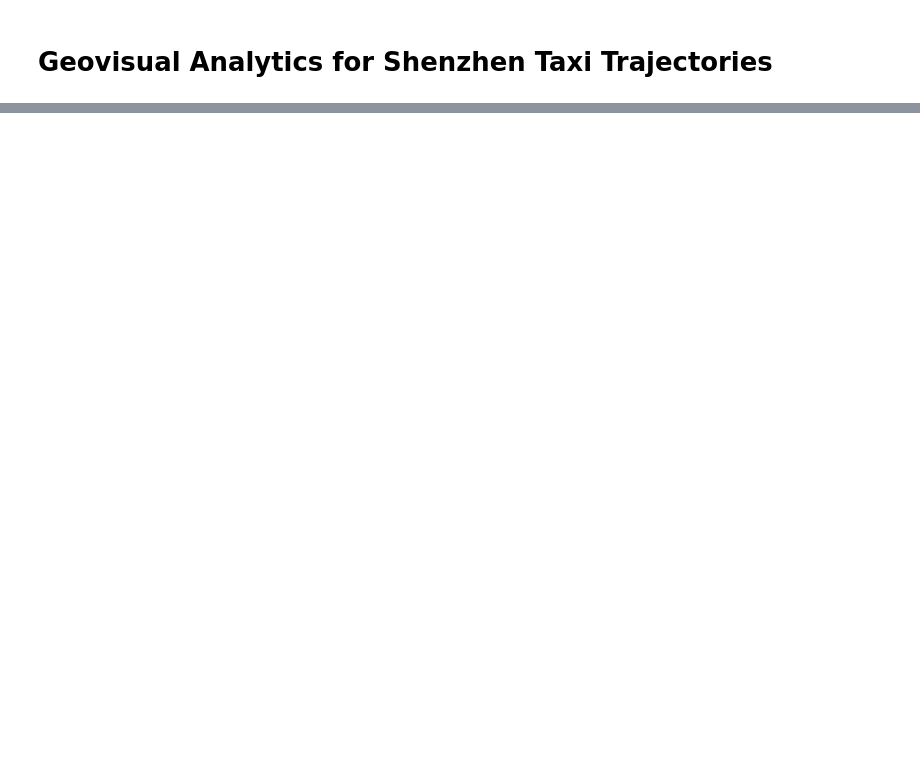
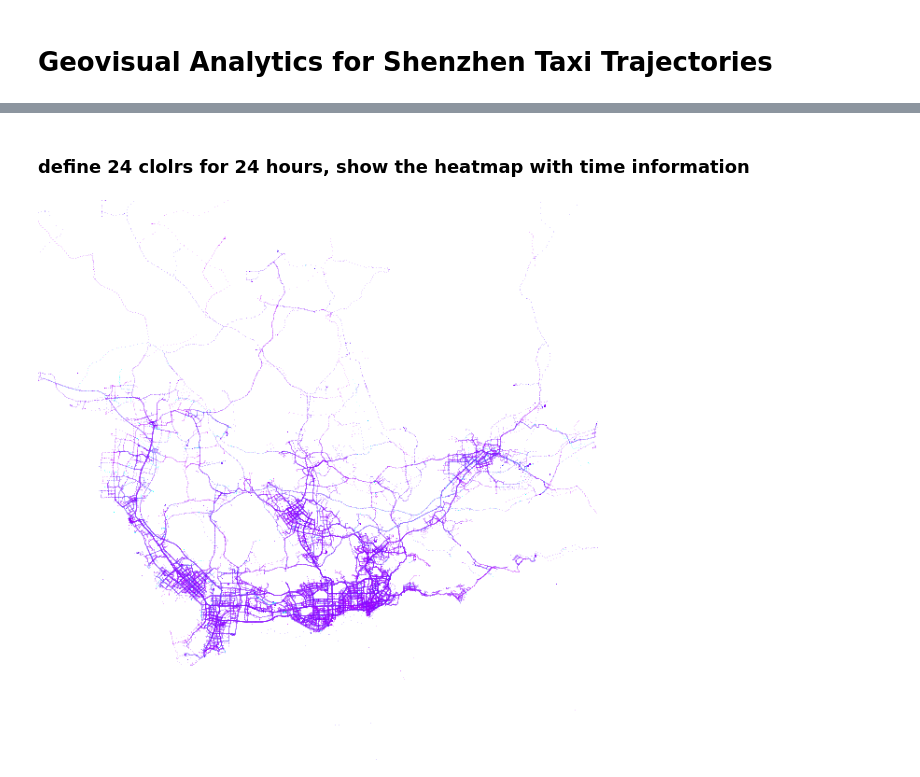
Before and after one commit to cybergis/cybergis-jupyter-notebook-repo, a Jupyter notebook: geospatial/Mobility_Analysis_shenzhen_taxi.ipynb, the cells around one changed output, grey strips where cells are left out. Drawn from its saved outputs; the diff is of its cells as text; code cells hidden in the pictures; blank space fills up the shorter version.

```diff
--- a/geospatial/Mobility_Analysis_shenzhen_taxi.ipynb
+++ b/geospatial/Mobility_Analysis_shenzhen_taxi.ipynb
@@ -188,14 +235,16 @@ maindt.head(10)
+# %% [markdown]
+### define 24 clolrs for 24 hours, show  the heatmap with time information
 # %%
-#24 clolrs for 24 hours
+
 colors = ["#FF0000","#FF3F00","#FF7F00","#FFBF00","#FFFF00","#BFFF00","#7FFF00","#3FFF00",
           "#00FF00","#00FF3F","#00FF7F","#00FFBF","#00FFFF","#00BFFF","#007FFF","#003FFF",
           "#0000FF","#3F00FF","#7F00FF","#BF00FF","#FF00FF","#FF00BF","#FF007F","#FF003F",]
 
-def colorized_images():
-    cvs = ds.Canvas(plot_width=600, plot_height=600)
-    agg = cvs.points(maindt, 'longitude','latitude',ds.count_cat('hour'))
-    #agg = cvs.points(df, dataset+'_x', dataset+'_y', ds.count_cat('hour'))
-    img = tf.shade(agg, color_key=colors)
-    return tf.dynspread(img, threshold=0.3, max_px=4)
 
-colorized_images()
+cvs = ds.Canvas(plot_width=600, plot_height=600)
+agg = cvs.points(maindt, 'longitude','latitude',ds.count_cat('hour'))
+#agg = cvs.points(df, dataset+'_x', dataset+'_y', ds.count_cat('hour'))
+img = tf.shade(agg, color_key=colors)
+tf.dynspread(img, threshold=0.3, max_px=4)
+# %% [output]
+[figure, added]
```
Also changed, not shown: parts of 32 cells of this notebook.
